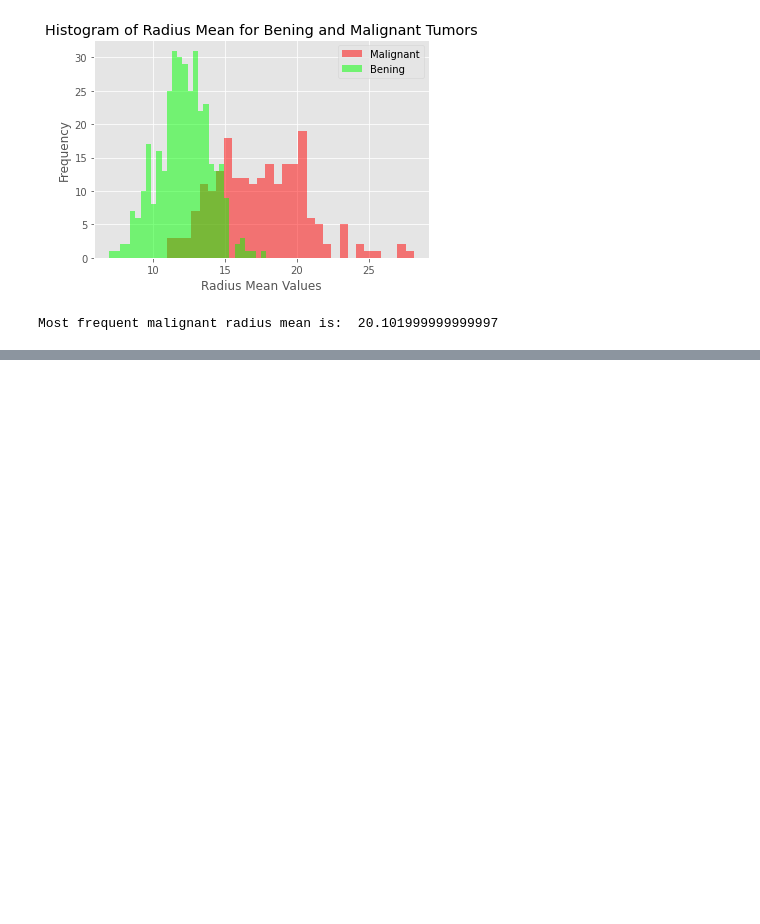
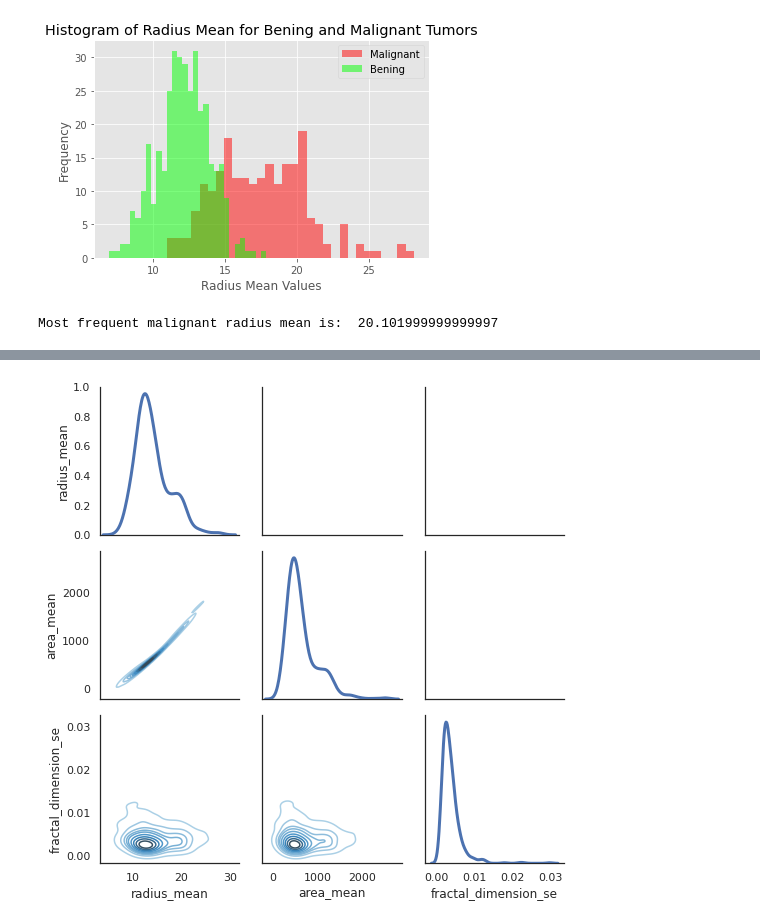
Before and after one commit to mozhgans/statisticalLearning, a Jupyter notebook: statistical_learning.ipynb, the cells around one changed output, grey strips where cells are left out. Saved outputs shown, nothing was run; the diff lists cells and outputs as text; code cells hidden in the pictures; blank space fills up the shorter version.

```diff
--- a/statistical_learning.ipynb
+++ b/statistical_learning.ipynb
@@ -63,0 +139,11 @@ Most frequent malignant radius mean is:  20.101999999999997
+# %%
+# Also we can look relationship between more than 2 distribution
+sns.set(style = "white")
+df = data.loc[:,["radius_mean","area_mean","fractal_dimension_se"]]
+g = sns.PairGrid(df,diag_sharey = False,)
+g.map_lower(sns.kdeplot,cmap="Blues_d")
+g.map_upper(plt.scatter)
+g.map_diag(sns.kdeplot,lw =3)
+plt.show()
+# %% [output]
+[figure, added]
```
Also changed, not shown: parts of 27 cells of this notebook.
